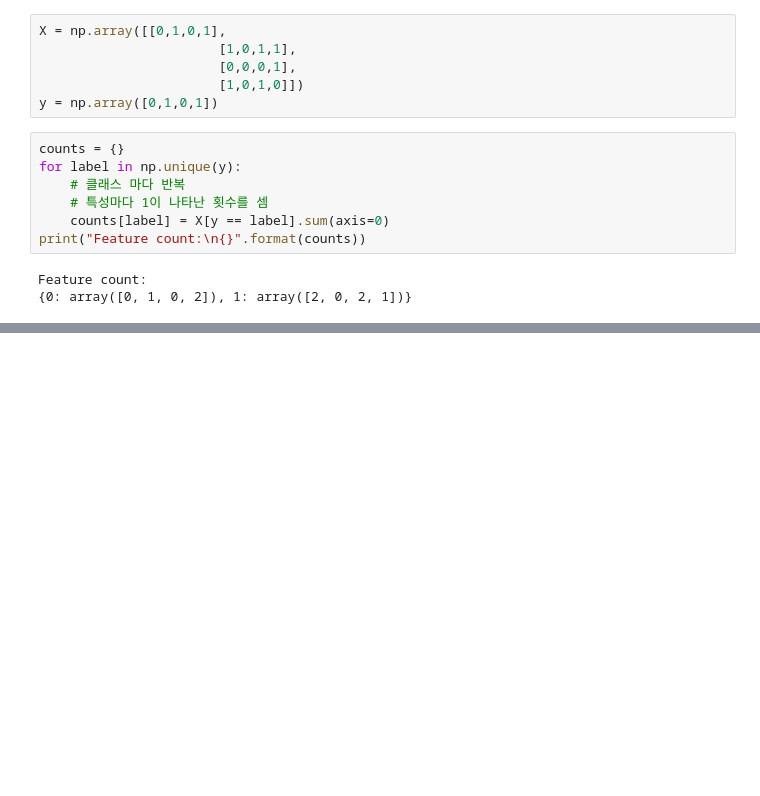
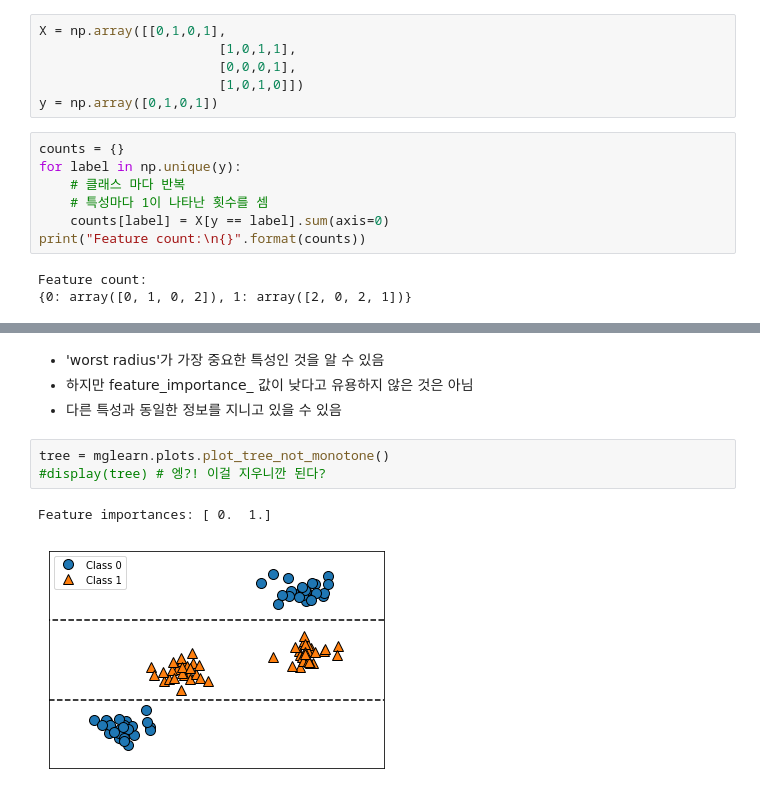
Before and after one commit to kisudsoe/Py-toolkit, a Jupyter notebook: Scikit-learn/2. Supervised learning.ipynb, the cells around one changed output, grey strips where cells are left out. Cells and saved outputs as stored; diff of their text form; blank space fills up the shorter version.

```diff
--- a/Scikit-learn/2. Supervised learning.ipynb
+++ b/Scikit-learn/2. Supervised learning.ipynb
@@ -666,0 +745,10 @@ Feature count:
+# %% [markdown]
+- 'worst radius'가 가장 중요한 특성인 것을 알 수 있음
+- 하지만 feature_importance_ 값이 낮다고 유용하지 않은 것은 아님
+- 다른 특성과 동일한 정보를 지니고 있을 수 있음
+# %%
+tree = mglearn.plots.plot_tree_not_monotone()
+#display(tree) # 엥?! 이걸 지우니깐 된다?
+# %% [output]
+Feature importances: [ 0.  1.]
+[figure, added]
```
Also changed, not shown: parts of 27 cells of this notebook, 3 other files.
